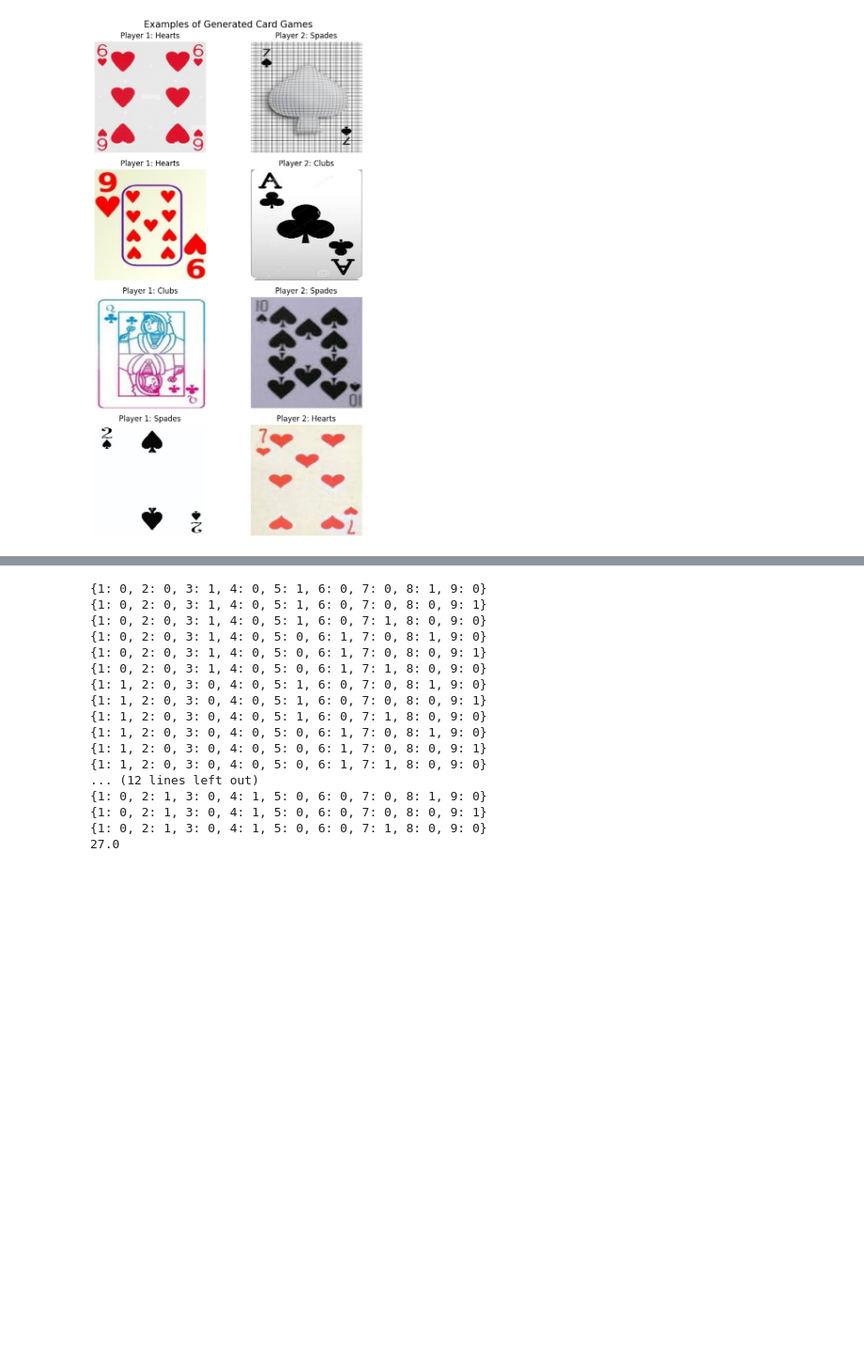
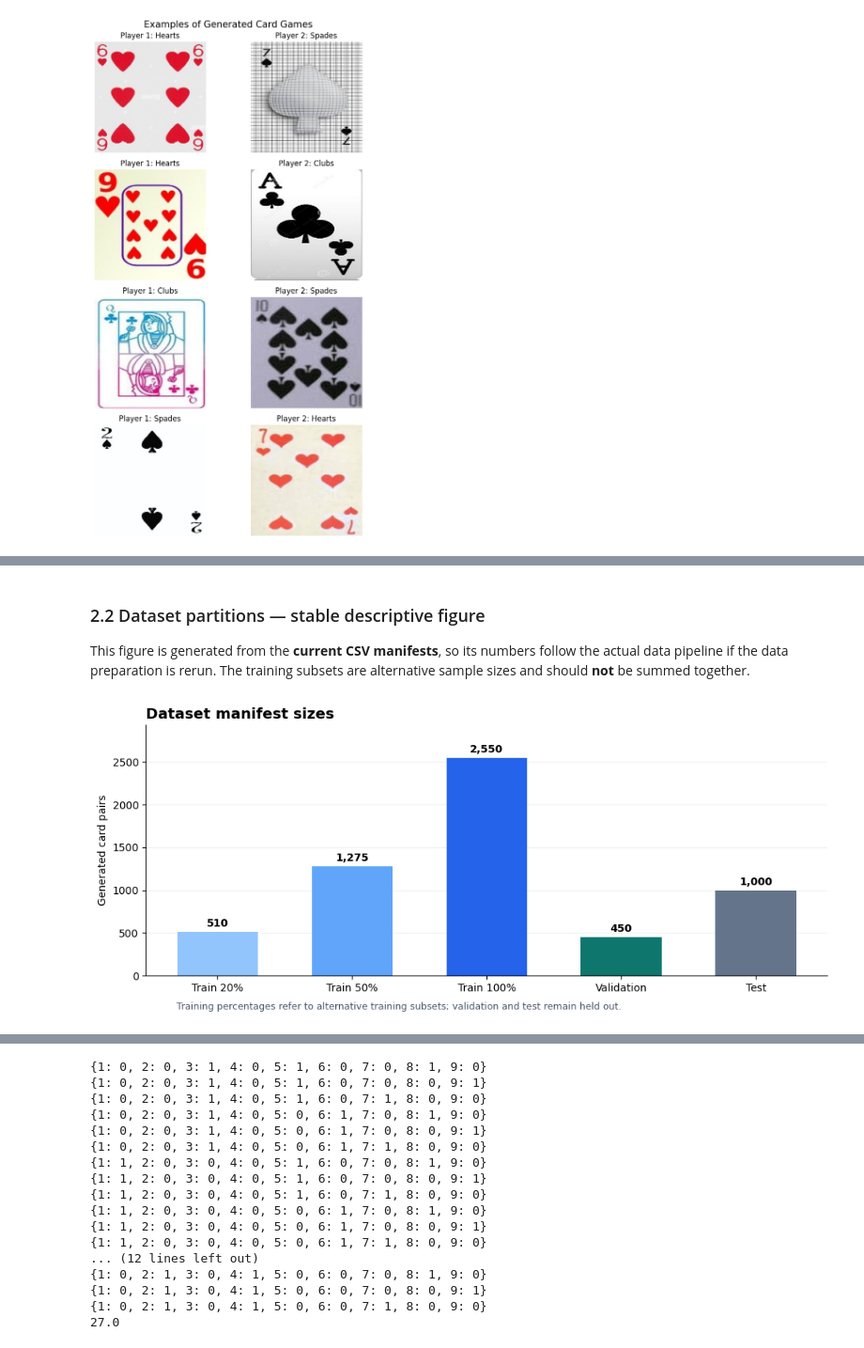
Before and after one commit to alexmando/NeuroSymbolic_CardGame, a Jupyter notebook: CardGame_SemanticLoss_(3).ipynb, the cells around one changed output, grey strips where cells are left out. Shown at 94% size. Drawn from its saved outputs; the diff is of its cells as text; code cells hidden in the pictures; blank space fills up the shorter version.

Commit message:
Clean up notebook structure and add descriptive visualizations

```diff
--- a/CardGame_SemanticLoss_(3).ipynb
+++ b/CardGame_SemanticLoss_(3).ipynb
@@ -492,0 +376,28 @@ The **validation set** is used for hyperparameter selection and model configurat
+# %% [markdown]
+### 2.2 Dataset partitions — stable descriptive figure
+
+This figure is generated from the **current CSV manifests**, so its numbers follow the actual data pipeline if the data preparation is rerun. The training subsets are alternative sample sizes and should **not** be summed together.
+# %%
+# DESCRIPTIVE FIGURE 1 — manifest sizes (no training or model metrics)
+import matplotlib.pyplot as plt
+
+manifest_keys = ["train_20.csv", "train_50.csv", "train_100.csv", "val.csv", "test.csv"]
+manifest_labels = ["Train 20%", "Train 50%", "Train 100%", "Validation", "Test"]
+manifest_counts = [len(manifests[name]) for name in manifest_keys]
+
+fig, ax = plt.subplots(figsize=(10, 4.1))
+colors = ["#93c5fd", "#60a5fa", "#2563eb", "#0f766e", "#64748b"]
+ax.bar(manifest_labels, manifest_counts, color=colors, width=0.60)
+for index, count in enumerate(manifest_counts):
+    ax.text(index, count + max(manifest_counts)*0.025, f"{count:,}", ha="center", fontsize=10, fontweight="bold")
+ax.set_ylim(0, max(manifest_counts) * 1.15)
+ax.set_ylabel("Generated card pairs")
+ax.set_title("Dataset manifest sizes", fontsize=14, fontweight="bold", loc="left")
+ax.spines[["top", "right"]].set_visible(False)
+ax.grid(axis="y", alpha=0.18)
+ax.set_axisbelow(True)
+fig.text(0.12, -0.015, "Training percentages refer to alternative training subsets; validation and test remain held out.", fontsize=9, color="#475569")
+plt.tight_layout()
+plt.show()
+# %% [output]
+[figure, added]
```
Also changed, not shown: parts of 83 cells of this notebook.
